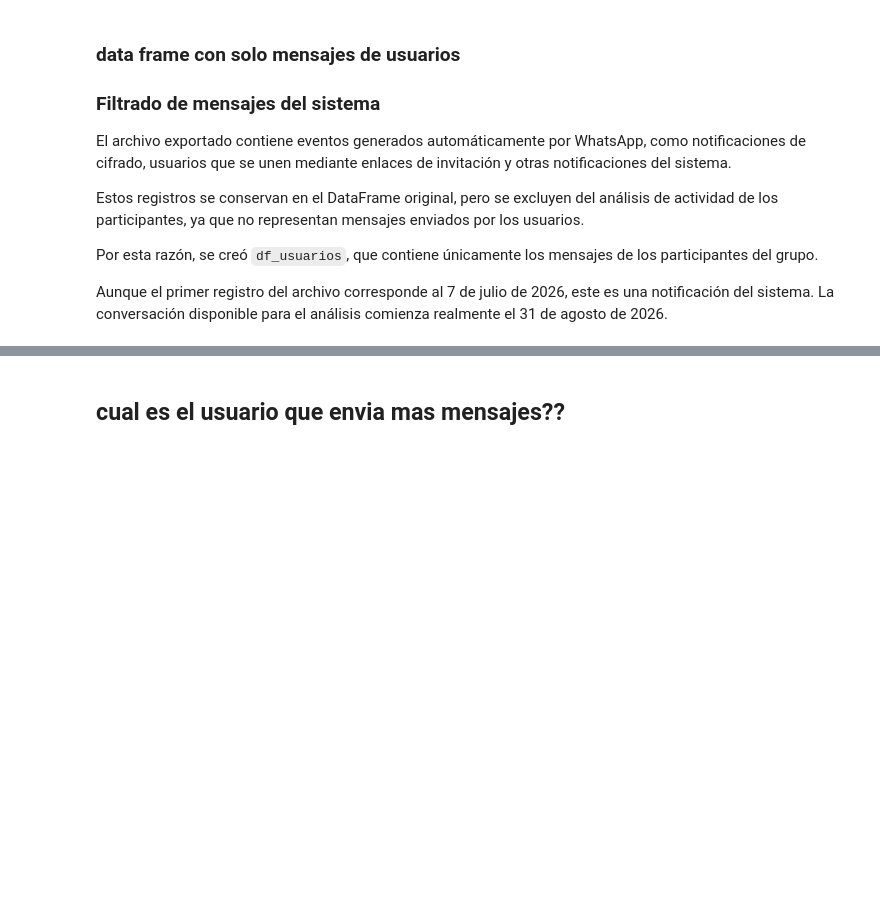
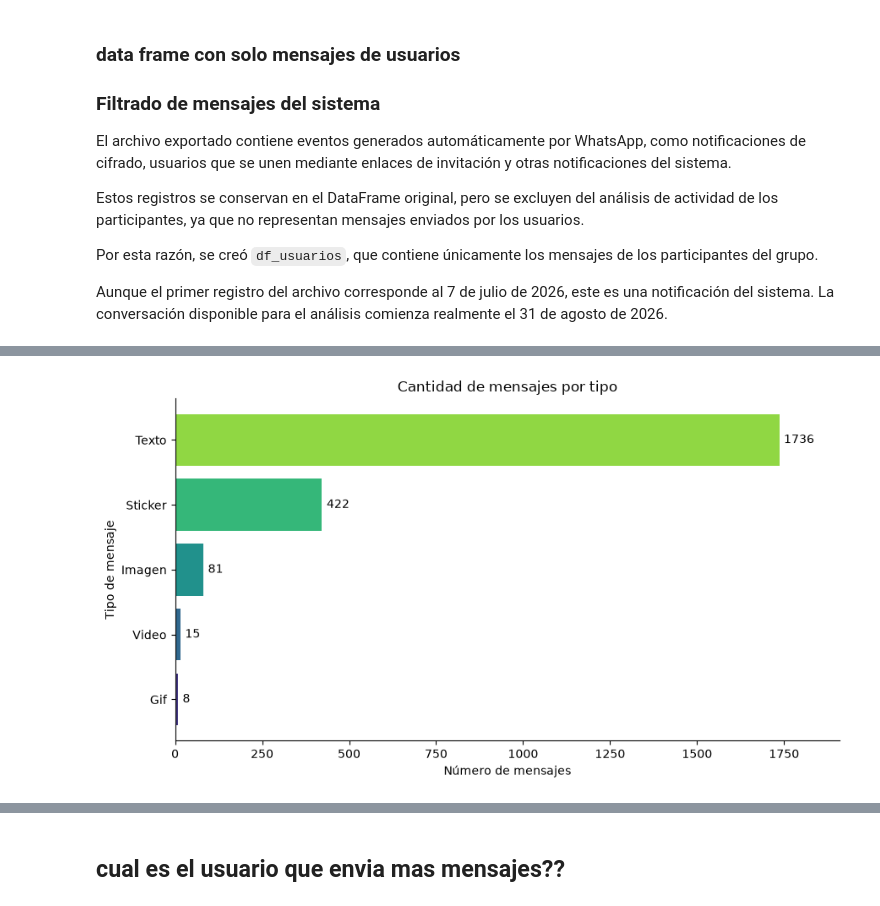
Before and after one commit to JulianVillasenor/Whatsapp_analyst, a Jupyter notebook: whatsapp_analyst.ipynb, the cells around one changed output, grey strips where cells are left out. Cells and saved outputs as stored; diff of their text form; code cells hidden in the pictures; blank space fills up the shorter version.

```diff
--- a/whatsapp_analyst.ipynb
+++ b/whatsapp_analyst.ipynb
@@ -319,0 +327,21 @@ Name: count, dtype: int64
+# %%
+mensajes_por_tipo = df_usuarios["tipo"].value_counts().sort_values()
+
+fig, ax = plt.subplots(figsize=(9, 5))
+barras = ax.barh(
+    mensajes_por_tipo.index.str.capitalize(),
+    mensajes_por_tipo.values,
+    color=sns.color_palette("viridis", len(mensajes_por_tipo))
+)
+
+ax.bar_label(barras, padding=4, fmt="%d")
+ax.set_title("Cantidad de mensajes por tipo")
+ax.set_xlabel("Número de mensajes")
+ax.set_ylabel("Tipo de mensaje")
+ax.spines[["top", "right"]].set_visible(False)
+ax.set_xlim(0, mensajes_por_tipo.max() * 1.1)
+
+plt.tight_layout()
+plt.show()
+# %% [output]
+[figure, added]
```
Also changed, not shown: parts of 16 cells of this notebook, 1 other file.
